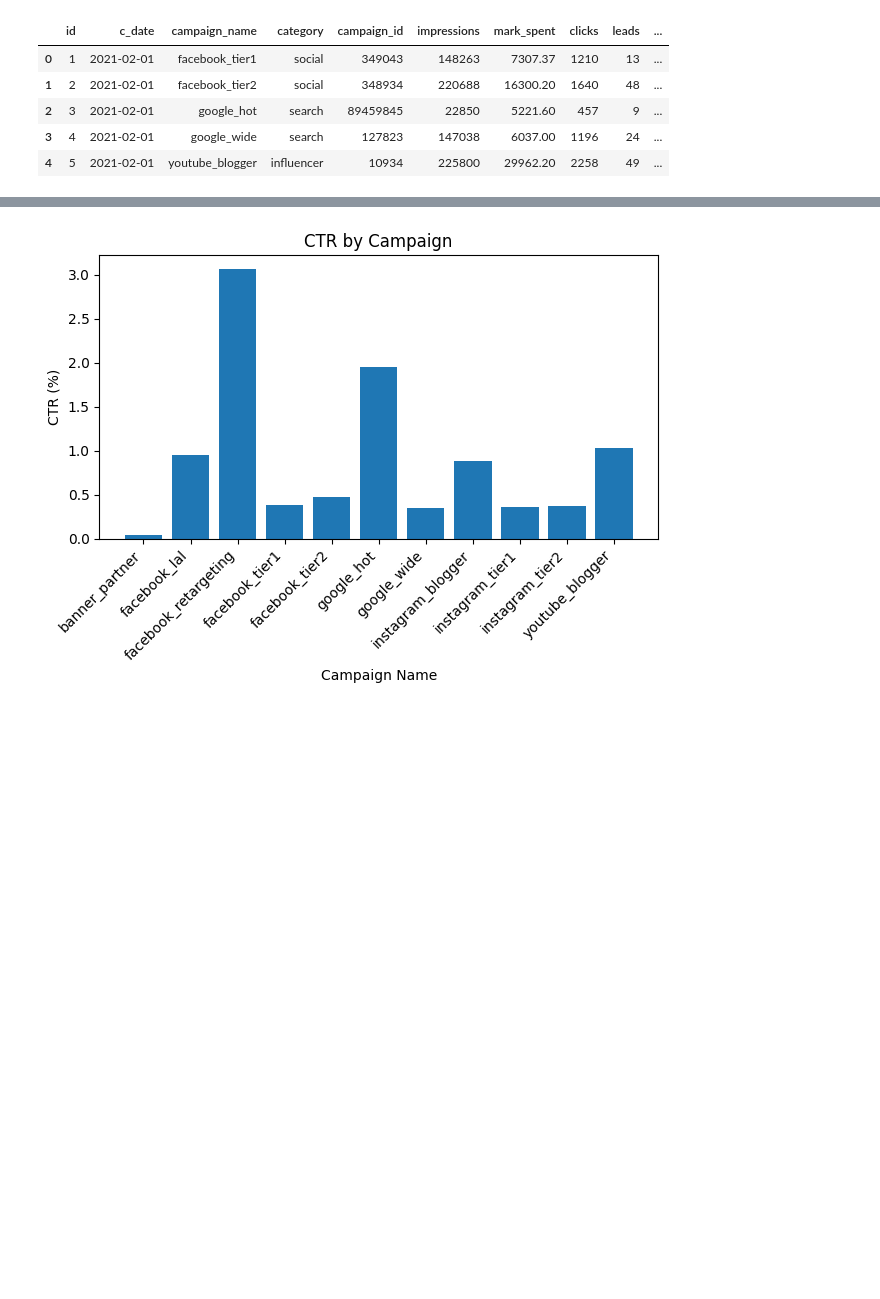
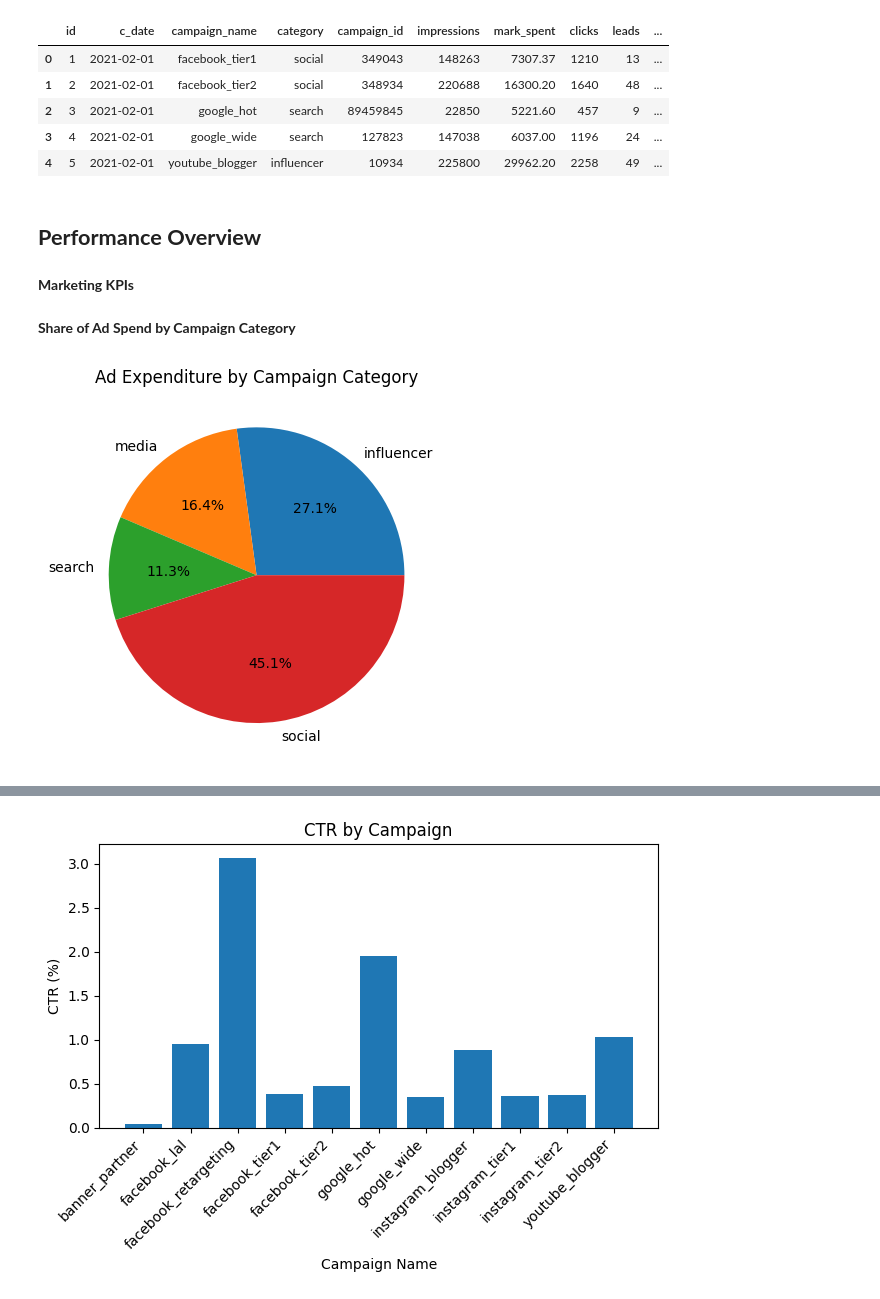
Before and after one commit to cloeyeons/Google-Ads-Simulation, a Jupyter notebook: google-ads-campaign.ipynb, the cells around one changed output, grey strips where cells are left out. Drawn from its saved outputs; the diff is of its cells as text; code cells hidden in the pictures; blank space fills up the shorter version.

Commit message:
Kaggle Notebook | Google Ads Campaign | Version 6

```diff
--- a/google-ads-campaign.ipynb
+++ b/google-ads-campaign.ipynb
@@ -38,3 +40,7 @@ camp.head()
 | 2 | 3 | 2021-02-01 | google_hot | search | 89459845 | 22850 | 5221.60 | 457 | 9 | ... |
 | 3 | 4 | 2021-02-01 | google_wide | search | 127823 | 147038 | 6037.00 | 1196 | 24 | ... |
 | 4 | 5 | 2021-02-01 | youtube_blogger | influencer | 10934 | 225800 | 29962.20 | 2258 | 49 | ... |
+# %% [markdown]
+## **Performance Overview**
+# %% [markdown]
+**Marketing KPIs**
@@ -40,0 +69,10 @@ camp.head()
+# %% [markdown]
+**Share of Ad Spend by Campaign Category**
+# %%
+spent_cat = camp.groupby('category')['mark_spent'].sum()
+plt.figure()
+plt.pie(spent_cat, labels = spent_cat.index, autopct='%1.1f%%')
+plt.title('Ad Expenditure by Campaign Category')
+plt.show()
+# %% [output]
+[figure, added]
```
Also changed, not shown: parts of 19 cells of this notebook.
